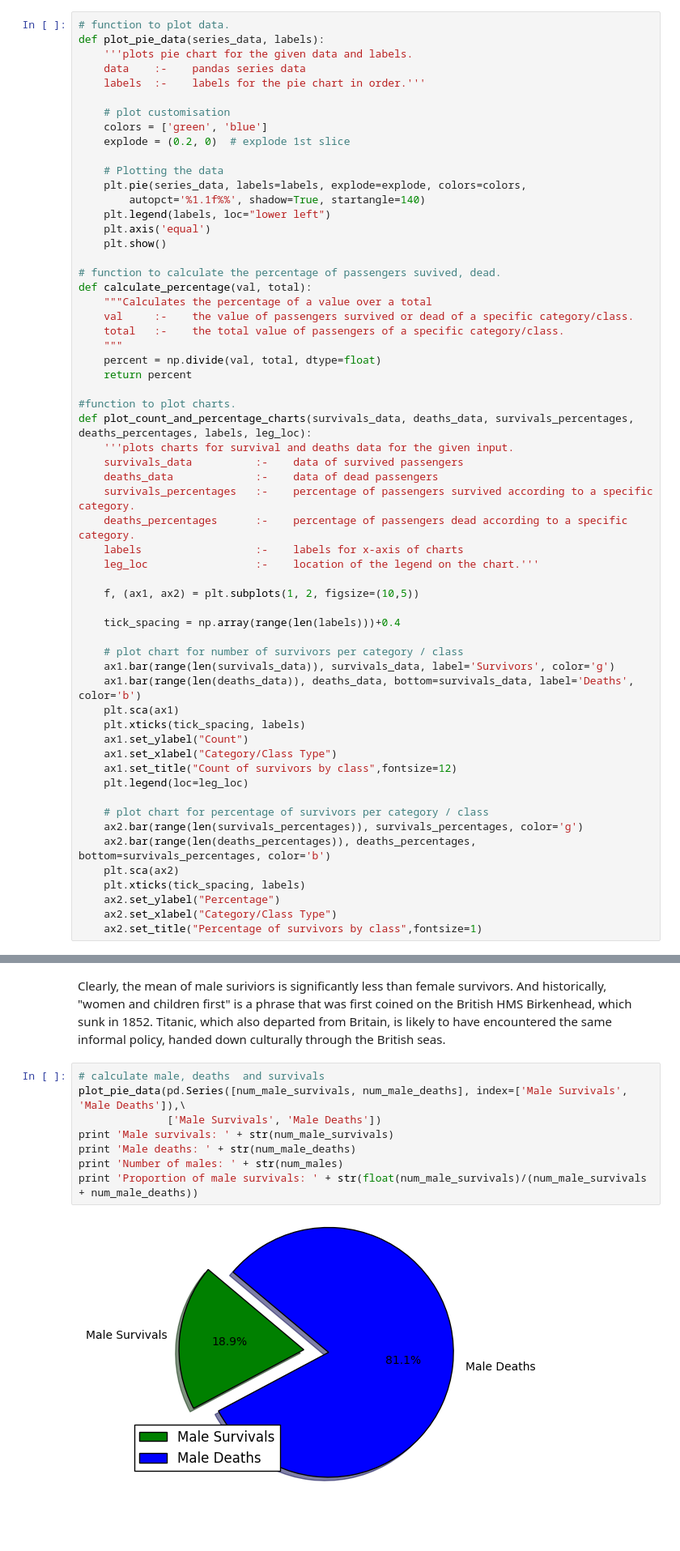
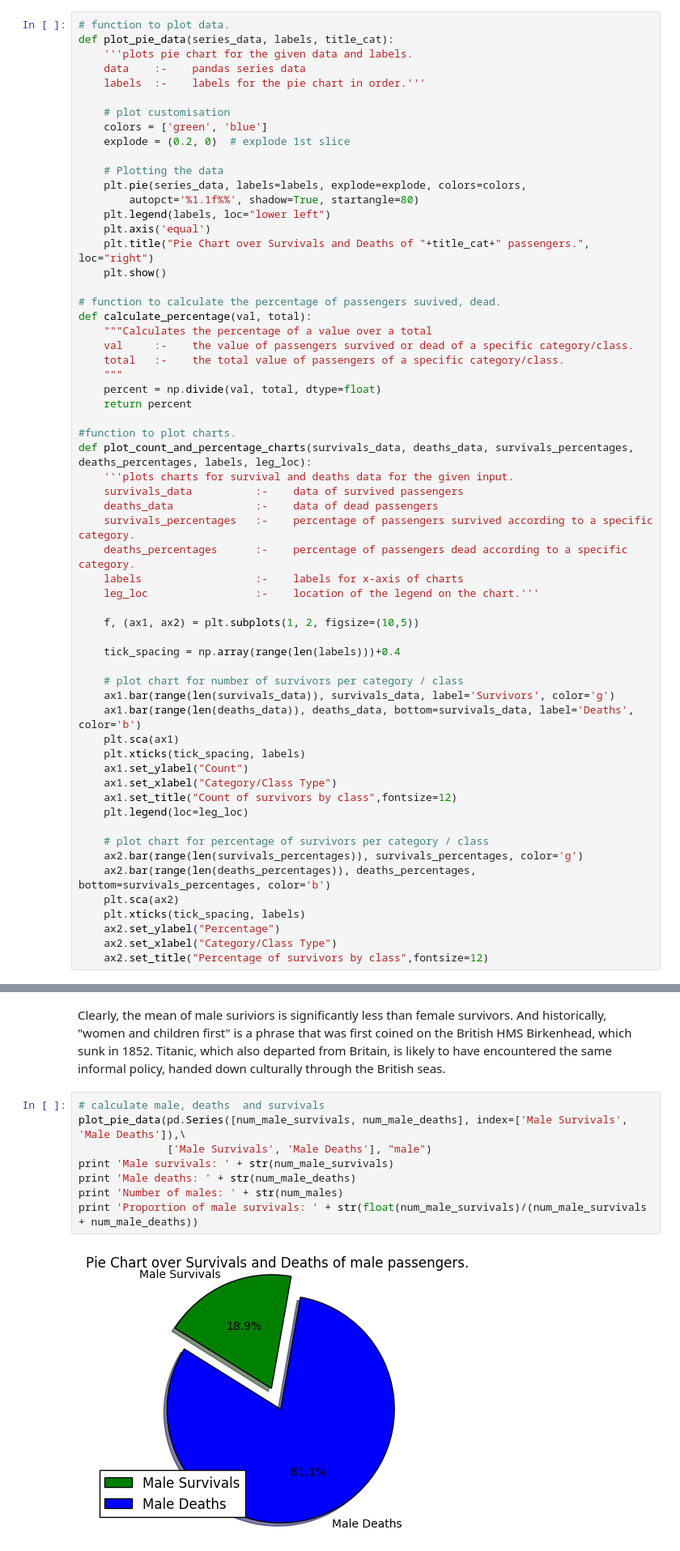
Before and after one commit to Charan-CS-Guy/titanic-data-analysis, a Jupyter notebook: titanic-data-analysis.ipynb, the cells around one changed output, grey strips where cells are left out. Shown at 81% size. Cells and saved outputs as stored; diff of their text form; blank space fills up the shorter version.

Commit message:
Titles, labels on x-axis
Applied title, labels to x and y axes on visualisations wherever
applicable.

```diff
--- a/titanic-data-analysis.ipynb
+++ b/titanic-data-analysis.ipynb
@@ -25,7 +25,7 @@ import scipy.stats as stats
 Populating the interactive namespace from numpy and matplotlib
 # %%
 # function to plot data.
-def plot_pie_data(series_data, labels):
+def plot_pie_data(series_data, labels, title_cat):
     '''plots pie chart for the given data and labels.
     data    :-    pandas series data
     labels  :-    labels for the pie chart in order.'''
@@ -36,9 +36,10 @@ def plot_pie_data(series_data, labels):
 
     # Plotting the data
     plt.pie(series_data, labels=labels, explode=explode, colors=colors,
-        autopct='%1.1f%%', shadow=True, startangle=140)
+        autopct='%1.1f%%', shadow=True, startangle=80)
     plt.legend(labels, loc="lower left")
     plt.axis('equal')
+    plt.title("Pie Chart over Survivals and Deaths of "+title_cat+" passengers.", loc="right")
     plt.show()
 
 # function to calculate the percentage of passengers suvived, dead.
@@ -81,7 +82,7 @@ def plot_count_and_percentage_charts(survivals_data, deaths_data, survivals_perc
     plt.xticks(tick_spacing, labels)
     ax2.set_ylabel("Percentage")
     ax2.set_xlabel("Category/Class Type")
-    ax2.set_title("Percentage of survivors by class",fontsize=1)
+    ax2.set_title("Percentage of survivors by class",fontsize=12)
 # %% [markdown]
 ## 3. Data Wrangling / acquisition
      Load CSV into dataframe
@@ -358,13 +359,13 @@ Clearly, the mean of male suriviors is significantly less than female survivors.
 # %%
 # calculate male, deaths  and survivals
 plot_pie_data(pd.Series([num_male_survivals, num_male_deaths], index=['Male Survivals', 'Male Deaths']),\
-              ['Male Survivals', 'Male Deaths'])
+              ['Male Survivals', 'Male Deaths'], "male")
 print 'Male survivals: ' + str(num_male_survivals)
 print 'Male deaths: ' + str(num_male_deaths)
 print 'Number of males: ' + str(num_males)
 print 'Proportion of male survivals: ' + str(float(num_male_survivals)/(num_male_survivals + num_male_deaths))
 # %% [output]
-[figure, old version]
+[figure, new version]
 Male survivals: 109
 Male deaths: 468
 Number of males: 577
```
Also changed, not shown: parts of 3 cells of this notebook, 1 other file.
